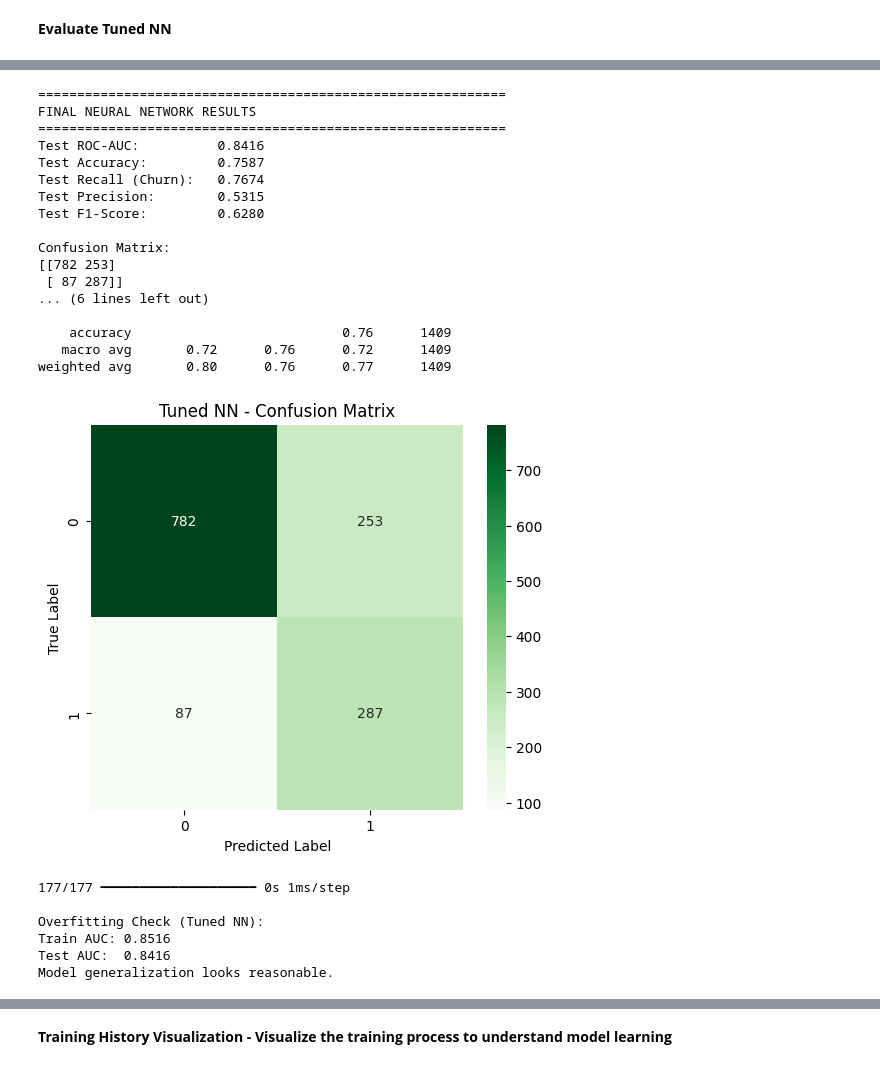
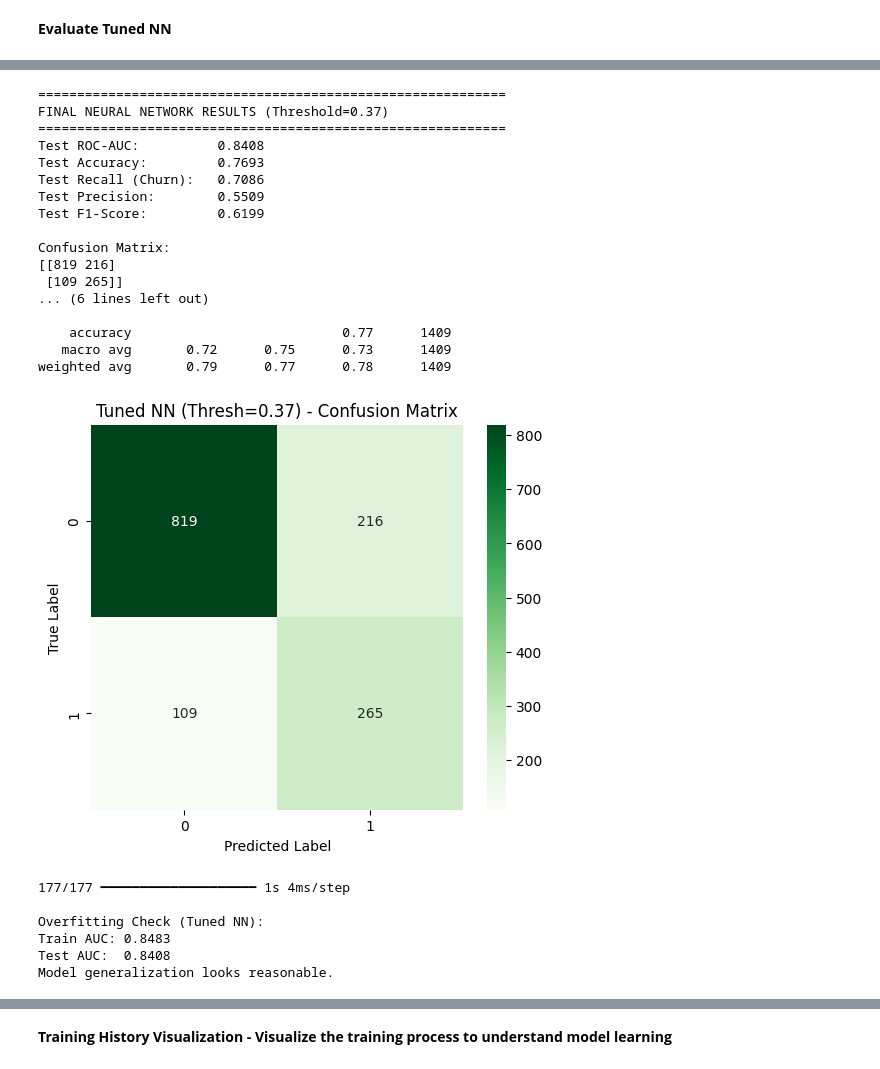
Before and after one commit to Dinu-Nimnara/CM2604_CW_2425587, a Jupyter notebook: CM2604_CW_2425587.ipynb, the cells around one changed output, grey strips where cells are left out. Cells and saved outputs as stored; diff of their text form; code cells hidden in the pictures.

```diff
--- a/CM2604_CW_2425587.ipynb
+++ b/CM2604_CW_2425587.ipynb
@@ -1747,10 +1926,30 @@ weighted avg       0.80      0.76      0.77      1409
 # %%
+# # Define variables for final comparison logic later
+# y_test_pred_nn = tuned_pred
+# y_test_pred_nn_proba = tuned_prob
+
+# print("\n" + "="*60)
+# print("FINAL NEURAL NETWORK RESULTS")
+# print("="*60)
+# print(f"Test ROC-AUC:          {nn_auc:.4f}")
+# print(f"Test Accuracy:         {accuracy_score(y_test, tuned_pred):.4f}")
+# print(f"Test Recall (Churn):   {recall_score(y_test, tuned_pred):.4f}")
+# print(f"Test Precision:        {precision_score(y_test, tuned_pred):.4f}")
+# print(f"Test F1-Score:         {f1_score(y_test, tuned_pred):.4f}")
+# print("\nConfusion Matrix:")
+# print(confusion_matrix(y_test, tuned_pred))
+# print("\nClassification Report:")
+# print(classification_report(y_test, tuned_pred))
+
+
+
+
 # Define variables for final comparison logic later
 y_test_pred_nn = tuned_pred
 y_test_pred_nn_proba = tuned_prob
 
 print("\n" + "="*60)
-print("FINAL NEURAL NETWORK RESULTS")
+print(f"FINAL NEURAL NETWORK RESULTS (Threshold={best_thresh_nn:.2f})")
 print("="*60)
 print(f"Test ROC-AUC:          {nn_auc:.4f}")
 print(f"Test Accuracy:         {accuracy_score(y_test, tuned_pred):.4f}")
@@ -1761,50 +1960,73 @@ print("\nConfusion Matrix:")
 print(confusion_matrix(y_test, tuned_pred))
 print("\nClassification Report:")
 print(classification_report(y_test, tuned_pred))
 
+# # Confusion Matrix Visualization
+# plt.figure(figsize=(6,5))
+# sns.heatmap(confusion_matrix(y_test, tuned_pred), annot=True, fmt='d', cmap='Greens')
+# plt.title("Tuned NN - Confusion Matrix")
+# plt.ylabel('True Label')
+# plt.xlabel('Predicted Label')
+# plt.show()
+
+# # Overfitting Check
+# train_pred_tuned = best_model.predict(X_train_nn).ravel()
+# train_auc_tuned = roc_auc_score(y_train_nn, train_pred_tuned)
+# test_auc_tuned = nn_auc
+
+# print(f"\nOverfitting Check (Tuned NN):")
+# print(f"Train AUC: {train_auc_tuned:.4f}")
+# print(f"Test AUC:  {test_auc_tuned:.4f}")
+# if train_auc_tuned - test_auc_tuned > 0.05:
+#     print("WARNING: Model is showing signs of OVERFITTING")
+# else:
+#     print("Model generalization looks reasonable.")
+
+
+
 # Confusion Matrix Visualization
 plt.figure(figsize=(6,5))
 sns.heatmap(confusion_matrix(y_test, tuned_pred), annot=True, fmt='d', cmap='Greens')
-plt.title("Tuned NN - Confusion Matrix")
+plt.title(f"Tuned NN (Thresh={best_thresh_nn:.2f}) - Confusion Matrix")
 plt.ylabel('True Label')
 plt.xlabel('Predicted Label')
 plt.show()
 
 # Overfitting Check
 train_pred_tuned = best_model.predict(X_train_nn).ravel()
 train_auc_tuned = roc_auc_score(y_train_nn, train_pred_tuned)
 test_auc_tuned = nn_auc
 
 print(f"\nOverfitting Check (Tuned NN):")
 print(f"Train AUC: {train_auc_tuned:.4f}")
 print(f"Test AUC:  {test_auc_tuned:.4f}")
 if train_auc_tuned - test_auc_tuned > 0.05:
     print("WARNING: Model is showing signs of OVERFITTING")
 else:
     print("Model generalization looks reasonable.")
 # %% [output]
 ============================================================
-FINAL NEURAL NETWORK RESULTS
+FINAL NEURAL NETWORK RESULTS (Threshold=0.37)
 ============================================================
-Test ROC-AUC:          0.8416
-Test Accuracy:         0.7587
-Test Recall (Churn):   0.7674
-Test Precision:        0.5315
-Test F1-Score:         0.6280
+Test ROC-AUC:          0.8408
+Test Accuracy:         0.7693
+Test Recall (Churn):   0.7086
+Test Precision:        0.5509
+Test F1-Score:         0.6199
 
 Confusion Matrix:
-[[782 253]
- [ 87 287]]
+[[819 216]
+ [109 265]]
 ... (6 lines left out)
 
-    accuracy                           0.76      1409
-   macro avg       0.72      0.76      0.72      1409
-weighted avg       0.80      0.76      0.77      1409
+    accuracy                           0.77      1409
+   macro avg       0.72      0.75      0.73      1409
+weighted avg       0.79      0.77      0.78      1409
-[figure, old version]
+[figure, new version]
-177/177 ━━━━━━━━━━━━━━━━━━━━ 0s 1ms/step
+177/177 ━━━━━━━━━━━━━━━━━━━━ 1s 4ms/step
 
 Overfitting Check (Tuned NN):
-Train AUC: 0.8516
-Test AUC:  0.8416
+Train AUC: 0.8483
+Test AUC:  0.8408
 Model generalization looks reasonable.
 # %%
```
Also changed, not shown: parts of 11 cells of this notebook.
